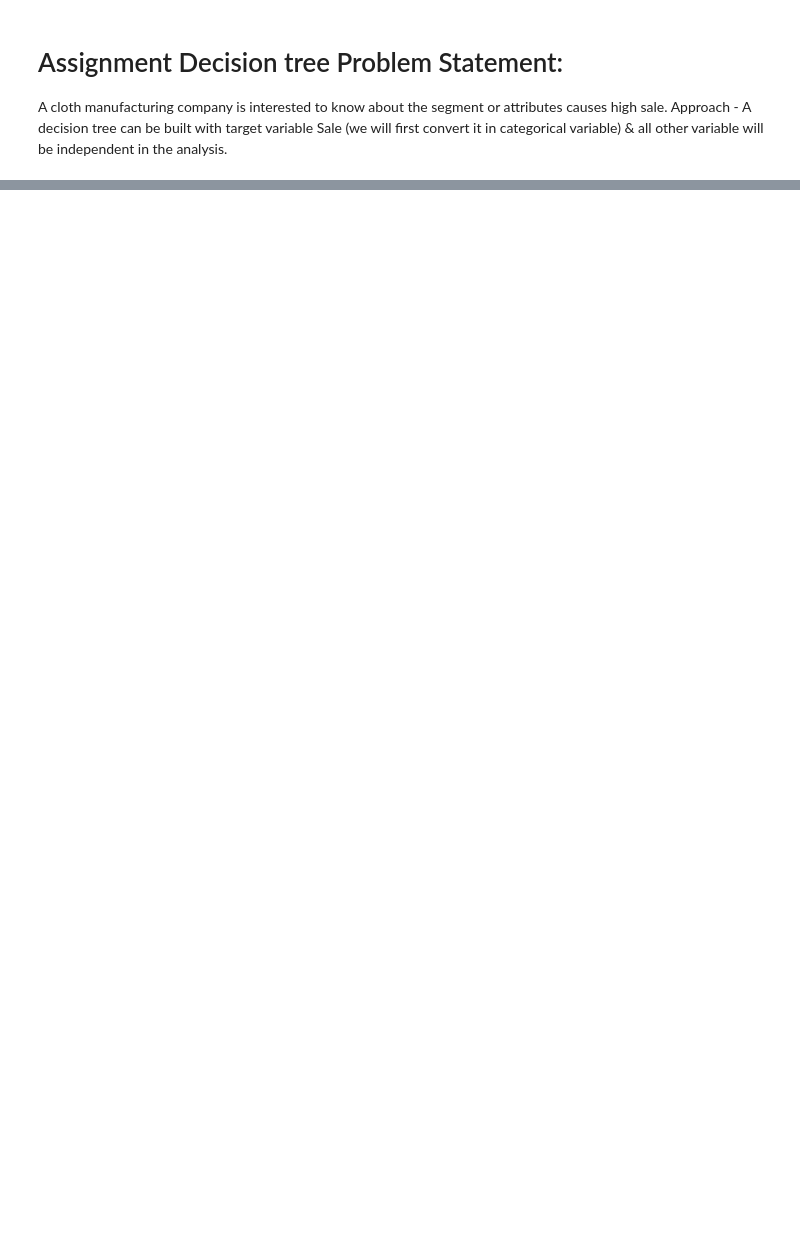
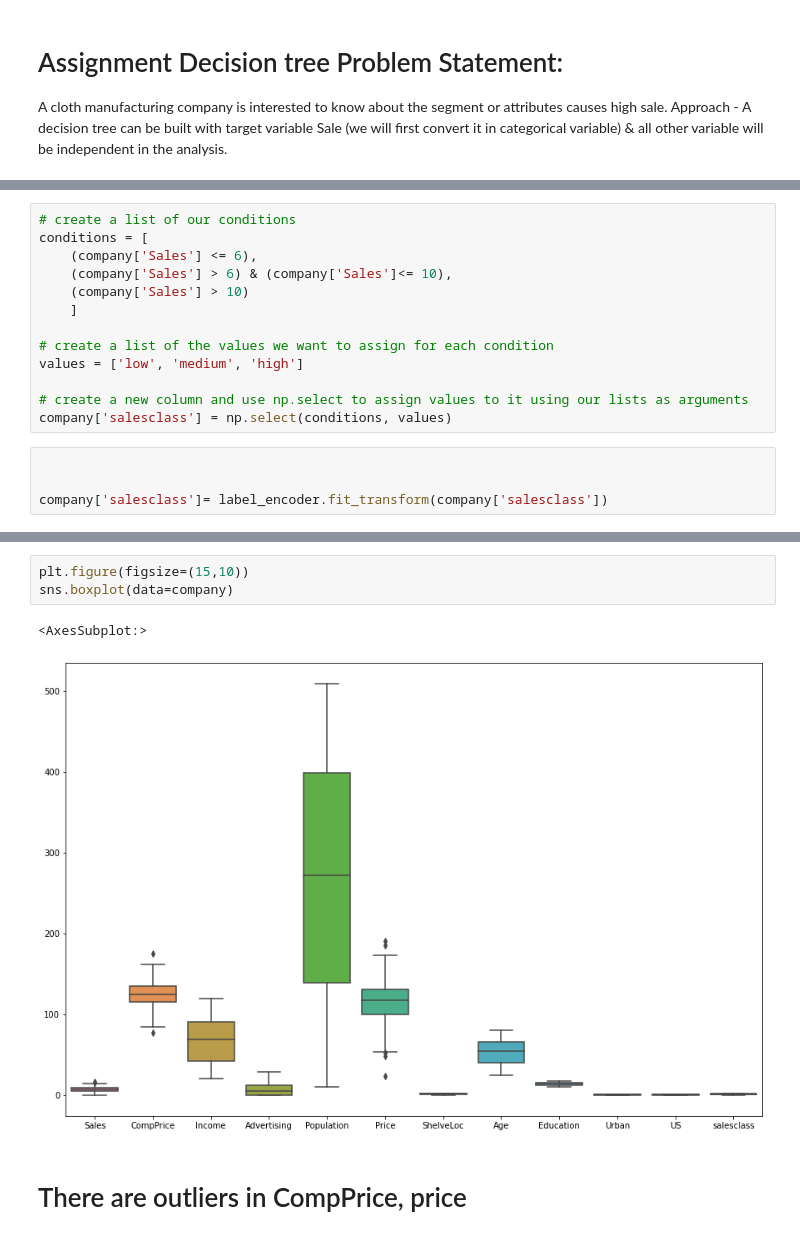
Before and after one commit to shailaja-2020/datascience, a Jupyter notebook: company decision tree.ipynb, the cells around one changed output, grey strips where cells are left out. Saved outputs shown, nothing was run; the diff lists cells and outputs as text; blank space fills up the shorter version.

```diff
--- a/company decision tree.ipynb
+++ b/company decision tree.ipynb
@@ -4,0 +67,17 @@ Approach - A decision tree can be built with target variable Sale (we will first
+# %%
+# create a list of our conditions
+conditions = [
+    (company['Sales'] <= 6),
+    (company['Sales'] > 6) & (company['Sales']<= 10),
+    (company['Sales'] > 10)
+    ]
+
+# create a list of the values we want to assign for each condition
+values = ['low', 'medium', 'high']
+
+# create a new column and use np.select to assign values to it using our lists as arguments
+company['salesclass'] = np.select(conditions, values)
+# %%
+
+
+company['salesclass']= label_encoder.fit_transform(company['salesclass'])
@@ -4,0 +100,8 @@ Approach - A decision tree can be built with target variable Sale (we will first
+# %%
+plt.figure(figsize=(15,10))
+sns.boxplot(data=company)
+# %% [output]
+<AxesSubplot:>
+[figure, added]
+# %% [markdown]
+# There are outliers in CompPrice, price
```
Also changed, not shown: parts of 46 cells of this notebook, 18 other files.
